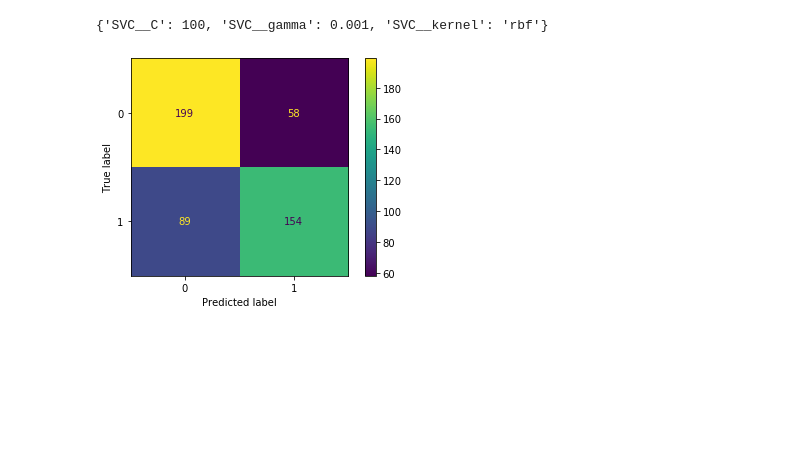
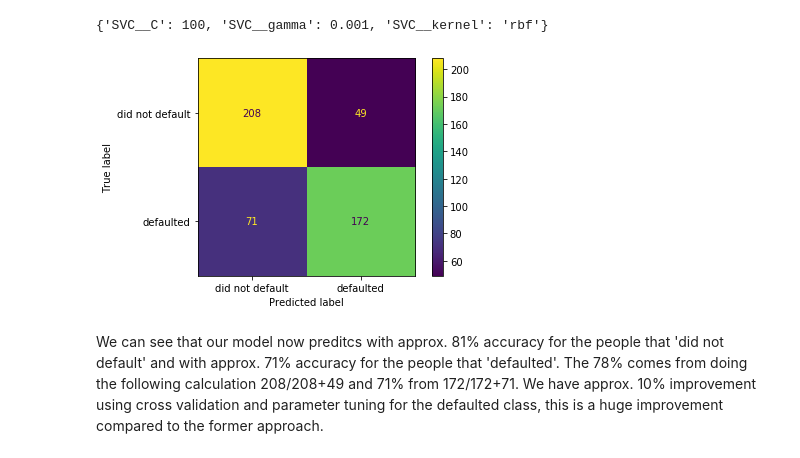
Before and after one commit to alexmondaini/SVM, a Jupyter notebook: SVM.ipynb, the cells around one changed output. Cells and saved outputs as stored; diff of their text form; code cells hidden in the pictures; blank space fills up the shorter version.

```diff
--- a/SVM.ipynb
+++ b/SVM.ipynb
@@ -162,5 +177,5 @@ grid_search = GridSearchCV(clf_svm,param_grid,cv=10,verbose=3,n_jobs=-1)
 # %%
-grid_search.fit(X_train,y_train);
+grid_search.fit(X,y);
 # %% [output]
 Fitting 10 folds for each of 35 candidates, totalling 350 fits
 [Parallel(n_jobs=-1)]: Using backend LokyBackend with 12 concurrent workers.
@@ -173,6 +188,8 @@ grid_search.best_params_
 # %% [output]
 {'SVC__C': 100, 'SVC__gamma': 0.001, 'SVC__kernel': 'rbf'}
 # %%
-plot_confusion_matrix(grid_search,X_test,y_test);
+plot_confusion_matrix(grid_search,X_test,y_test,display_labels=['did not default','defaulted']);
 # %% [output]
-[figure, old version]
+[figure, new version]
+# %% [markdown]
+We can see that our model now preditcs with approx. 81% accuracy for the people that 'did not default' and  with approx. 71% accuracy for the people that 'defaulted'. The 78% comes from doing the following calculation 208/208+49 and 71% from 172/172+71. We have approx. 10% improvement using cross validation and parameter tuning for the defaulted class, this is a huge improvement compared to the former approach.
```
Also changed, not shown: parts of 35 cells of this notebook.
